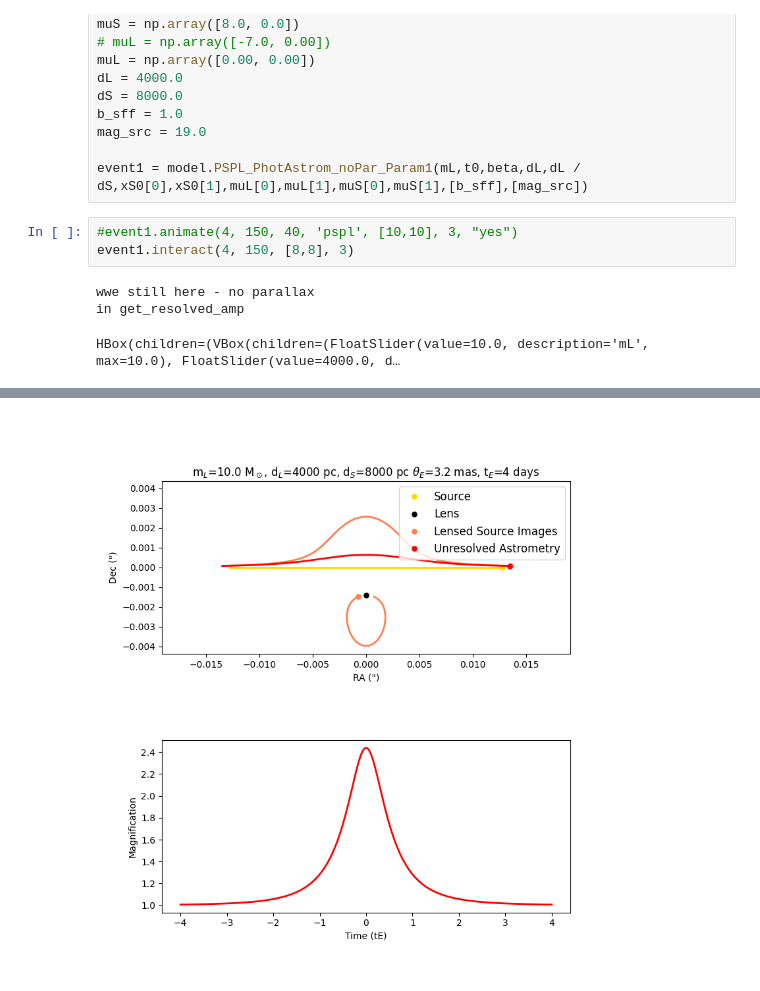
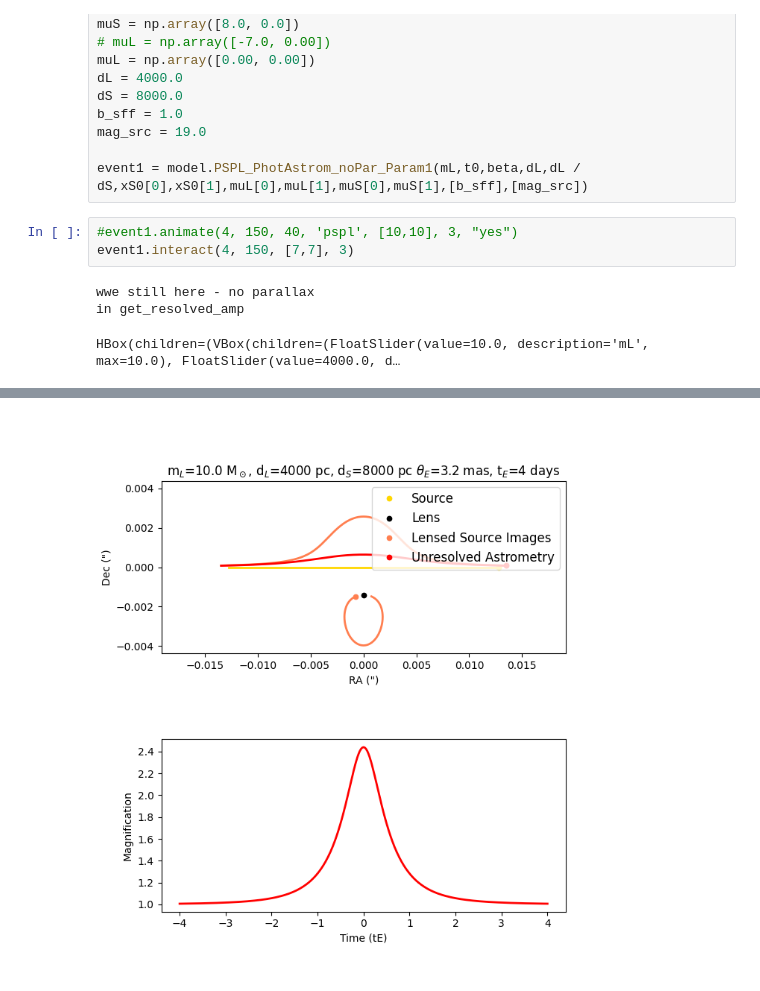
Before and after one commit to kehuang11/BAGLE_Microlensing_test, a Jupyter notebook: BAGLE_TUTORIAL.ipynb, the cells around one changed output, grey strips where cells are left out. Cells and saved outputs as stored; diff of their text form.

```diff
--- a/BAGLE_TUTORIAL.ipynb
+++ b/BAGLE_TUTORIAL.ipynb
@@ -29,10 +29,10 @@ mag_src = 19.0
 event1 = model.PSPL_PhotAstrom_noPar_Param1(mL,t0,beta,dL,dL / dS,xS0[0],xS0[1],muL[0],muL[1],muS[0],muS[1],[b_sff],[mag_src])
 # %%
 #event1.animate(4, 150, 40, 'pspl', [10,10], 3, "yes")
-event1.interact(4, 150, [8,8], 3)
+event1.interact(4, 150, [7,7], 3)
 # %% [output]
 wwe still here - no parallax
 in get_resolved_amp
 HBox(children=(VBox(children=(FloatSlider(value=10.0, description='mL', max=10.0), FloatSlider(value=4000.0, d…
 [interactive output not drawn]
-[figure, old version]
+[figure, new version]
```
Also changed, not shown: 4 other files.
